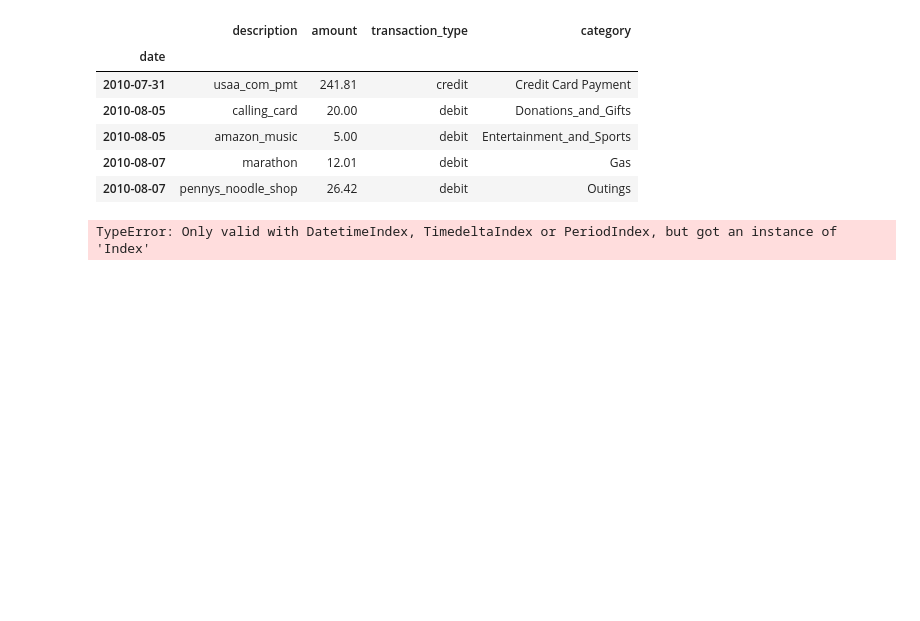
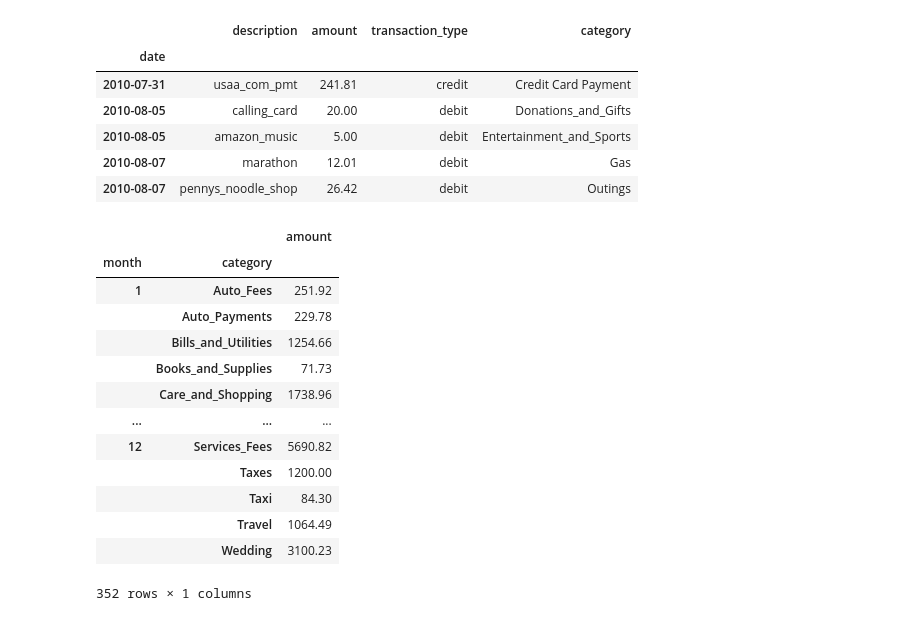
Before and after one commit to Severina7/personal_project, a Jupyter notebook: personal_project.ipynb, the cells around one changed output. Cells and saved outputs as stored; diff of their text form; code cells hidden in the pictures; blank space fills up the shorter version.

```diff
--- a/personal_project.ipynb
+++ b/personal_project.ipynb
@@ -582,7 +582,22 @@ transactions.head()
 | 2010-08-05 | amazon_music | 5.00 | debit | Entertainment_and_Sports |
 | 2010-08-07 | marathon | 12.01 | debit | Gas |
 | 2010-08-07 | pennys_noodle_shop | 26.42 | debit | Outings |
-# %%
-transactions.resample('M').groupby('category').sum()
-# %% [output]
-TypeError: Only valid with DatetimeIndex, TimedeltaIndex or PeriodIndex, but got an instance of 'Index'
+# %%
+transactions.reset_index(inplace=True)
+transactions['month'] = transactions.date.dt.month
+transactions.groupby(['month','category']).agg('sum')
+# %% [output]
+|  |  | amount |
+| month | category |  |
+| 1 | Auto_Fees | 251.92 |
+|  | Auto_Payments | 229.78 |
+|  | Bills_and_Utilities | 1254.66 |
+|  | Books_and_Supplies | 71.73 |
+|  | Care_and_Shopping | 1738.96 |
+| ... | ... | ... |
+| 12 | Services_Fees | 5690.82 |
+|  | Taxes | 1200.00 |
+|  | Taxi | 84.30 |
+|  | Travel | 1064.49 |
+|  | Wedding | 3100.23 |
+352 rows × 1 columns
```
Also changed, not shown: parts of 1 cell of this notebook.
